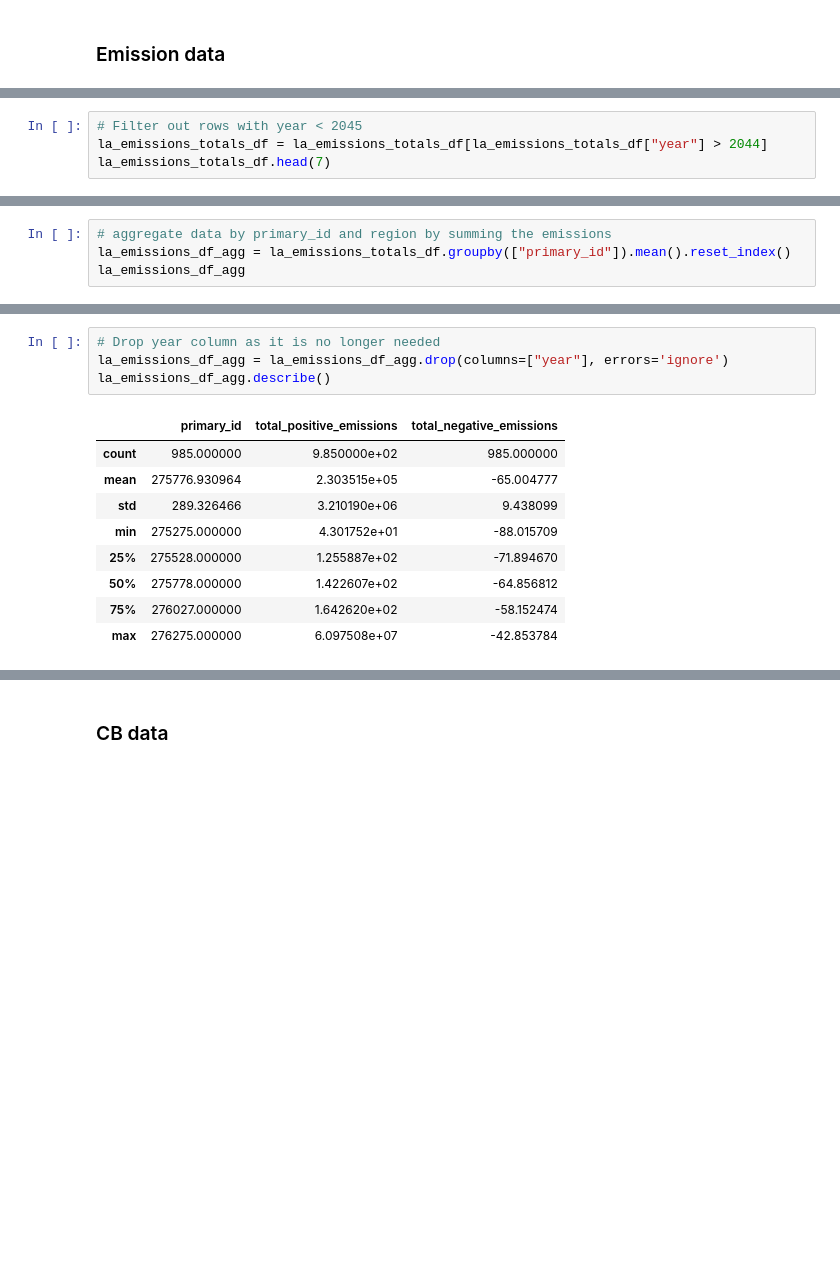
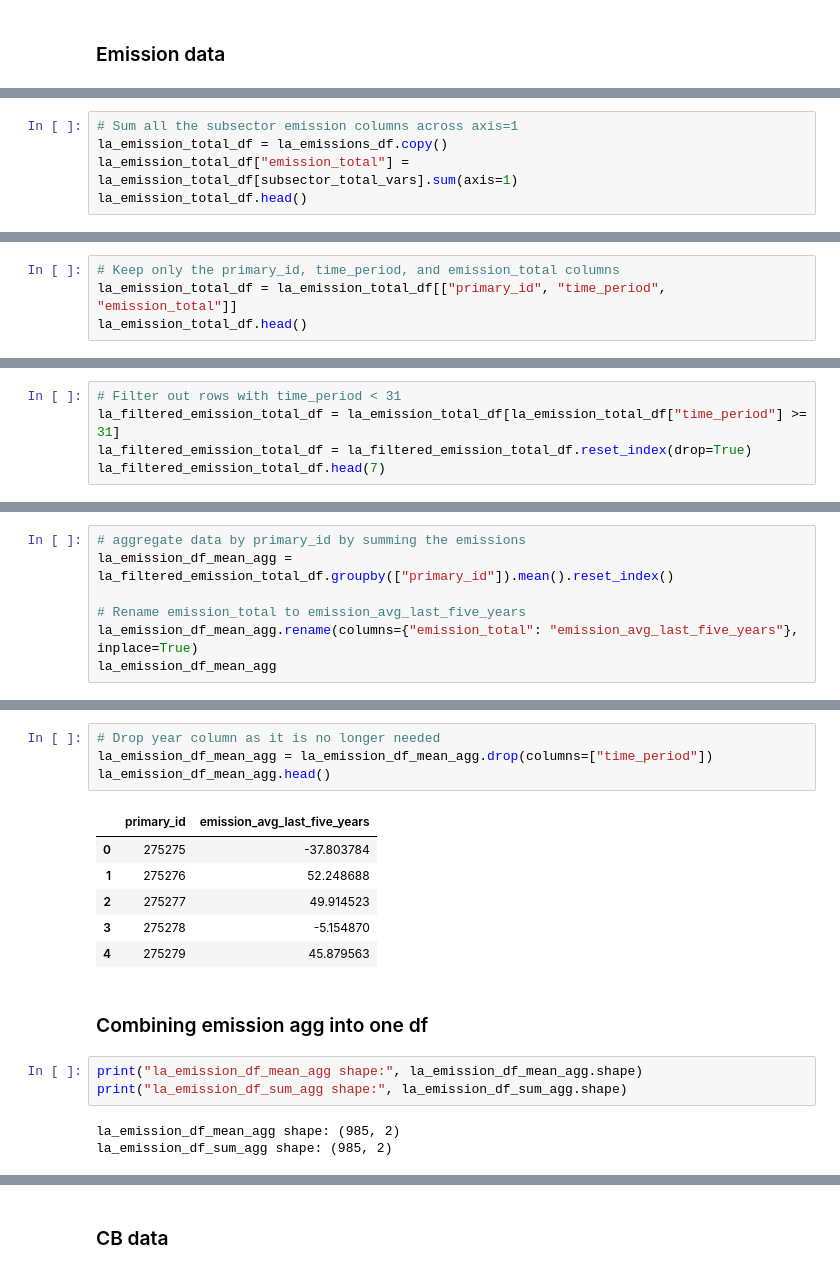
Before and after one commit to sisepuede-framework/ssp_louisiana, a Jupyter notebook: metamodel/notebooks/etl_4.1.ipynb, the cells around one changed output, grey strips where cells are left out. Saved outputs shown, nothing was run; the diff lists cells and outputs as text; blank space fills up the shorter version.

```diff
--- a/metamodel/notebooks/etl_4.1.ipynb
+++ b/metamodel/notebooks/etl_4.1.ipynb
@@ -277,0 +202,5 @@ la_emissions_totals_df.head()
+# %%
+# Sum all the subsector emission columns across axis=1
+la_emission_total_df = la_emissions_df.copy()
+la_emission_total_df["emission_total"] = la_emission_total_df[subsector_total_vars].sum(axis=1)
+la_emission_total_df.head()
@@ -277,0 +214,4 @@ la_emissions_totals_df.head()
+# %%
+# Keep only the primary_id, time_period, and emission_total columns
+la_emission_total_df = la_emission_total_df[["primary_id", "time_period", "emission_total"]]
+la_emission_total_df.head()
@@ -278,5 +252,6 @@ la_emissions_totals_df.head()
 # %%
-# Filter out rows with year < 2045
-la_emissions_totals_df = la_emissions_totals_df[la_emissions_totals_df["year"] > 2044]
-la_emissions_totals_df.head(7)
+# Filter out rows with time_period < 31
+la_filtered_emission_total_df = la_emission_total_df[la_emission_total_df["time_period"] >= 31]
+la_filtered_emission_total_df = la_filtered_emission_total_df.reset_index(drop=True)
+la_filtered_emission_total_df.head(7)
 # %% [output]
@@ -291,5 +266,8 @@ la_emissions_totals_df.head(7)
 # %%
-# aggregate data by primary_id and region by summing the emissions
-la_emissions_df_agg = la_emissions_totals_df.groupby(["primary_id"]).mean().reset_index()
-la_emissions_df_agg
+# aggregate data by primary_id by summing the emissions
+la_emission_df_mean_agg = la_filtered_emission_total_df.groupby(["primary_id"]).mean().reset_index()
+
+# Rename emission_total to emission_avg_last_five_years
+la_emission_df_mean_agg.rename(columns={"emission_total": "emission_avg_last_five_years"}, inplace=True)
+la_emission_df_mean_agg
 # %% [output]
@@ -309,14 +287,19 @@ la_emissions_df_agg
 # %%
 # Drop year column as it is no longer needed
-la_emissions_df_agg = la_emissions_df_agg.drop(columns=["year"], errors='ignore')
-la_emissions_df_agg.describe()
+la_emission_df_mean_agg = la_emission_df_mean_agg.drop(columns=["time_period"])
+la_emission_df_mean_agg.head()
 # %% [output]
-|  | primary_id | total_positive_emissions | total_negative_emissions |
-| count | 985.000000 | 9.850000e+02 | 985.000000 |
-| mean | 275776.930964 | 2.303515e+05 | -65.004777 |
-| std | 289.326466 | 3.210190e+06 | 9.438099 |
-| min | 275275.000000 | 4.301752e+01 | -88.015709 |
-| 25% | 275528.000000 | 1.255887e+02 | -71.894670 |
-| 50% | 275778.000000 | 1.422607e+02 | -64.856812 |
-| 75% | 276027.000000 | 1.642620e+02 | -58.152474 |
-| max | 276275.000000 | 6.097508e+07 | -42.853784 |
+|  | primary_id | emission_avg_last_five_years |
+| 0 | 275275 | -37.803784 |
+| 1 | 275276 | 52.248688 |
+| 2 | 275277 | 49.914523 |
+| 3 | 275278 | -5.154870 |
+| 4 | 275279 | 45.879563 |
+# %% [markdown]
+### Combining emission agg into one df
+# %%
+print("la_emission_df_mean_agg shape:", la_emission_df_mean_agg.shape)
+print("la_emission_df_sum_agg shape:", la_emission_df_sum_agg.shape)
+# %% [output]
+la_emission_df_mean_agg shape: (985, 2)
+la_emission_df_sum_agg shape: (985, 2)
```
Also changed, not shown: parts of 25 cells of this notebook.
